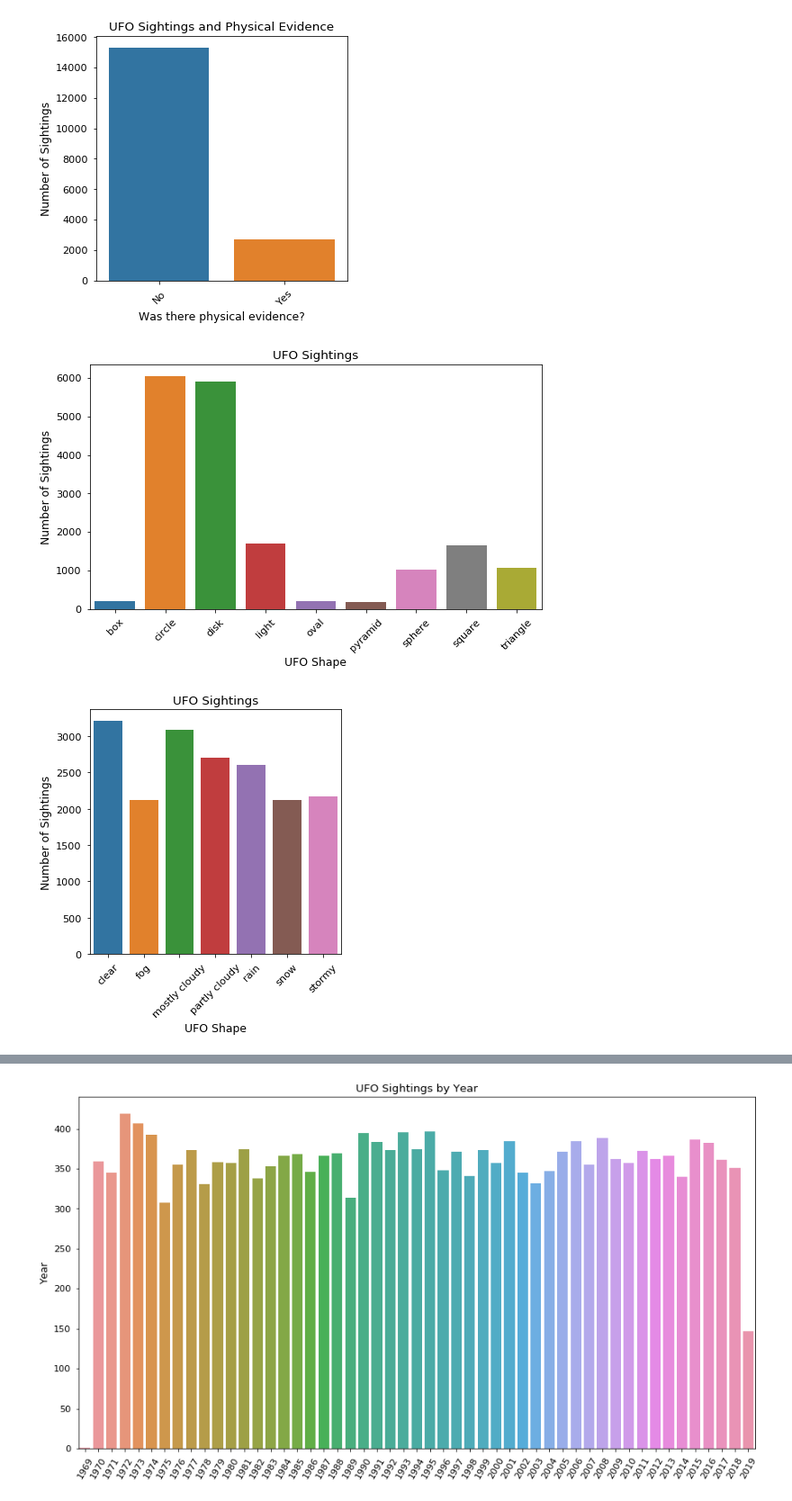
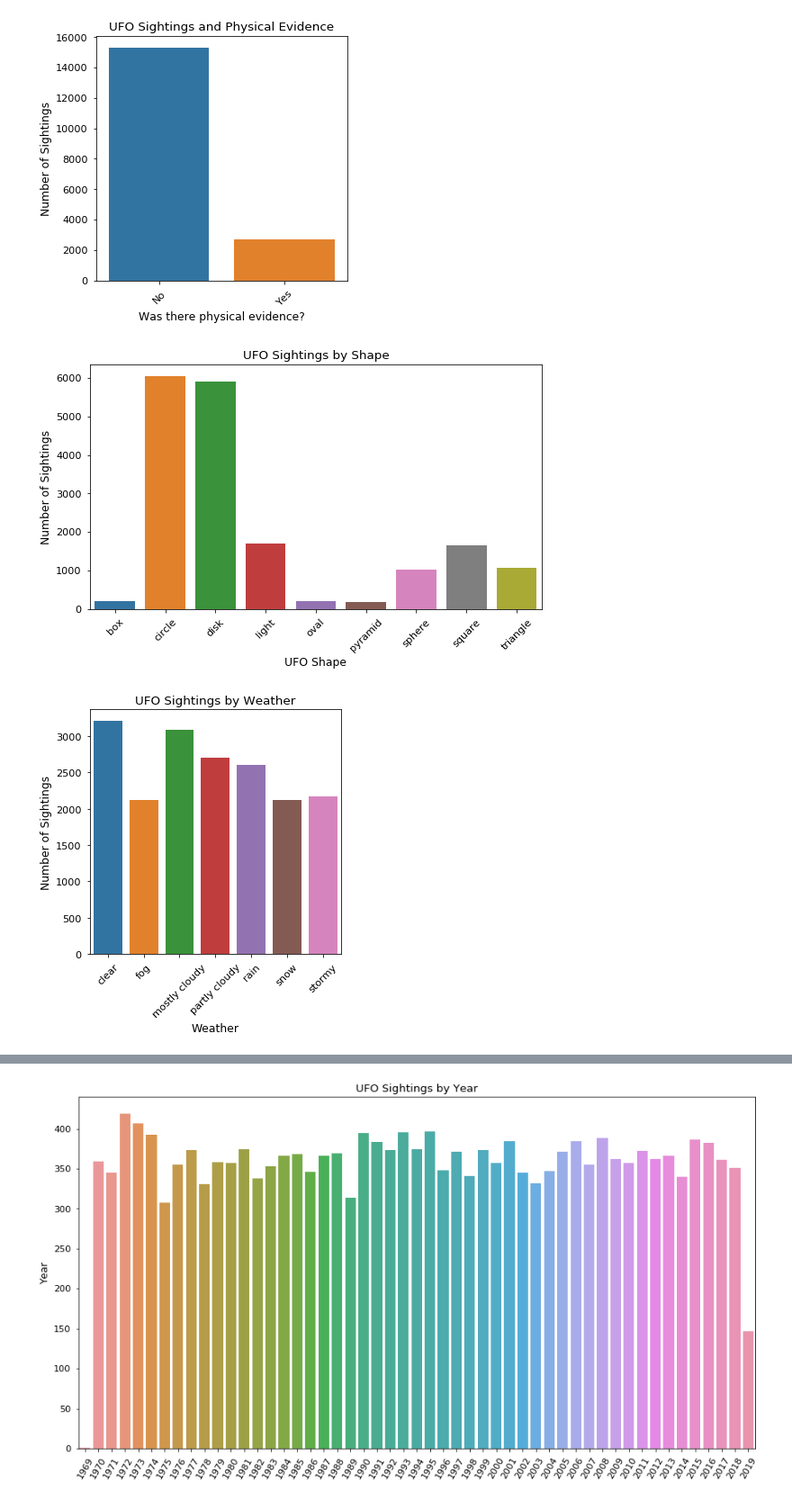
Before and after one commit to ACloudGuru-Resources/Course_AWS_Certified_Machine_Learning, a Jupyter notebook: Chapter7/ufo-algorithms-lab.ipynb, the cells around one changed output, grey strips where cells are left out. Shown at 90% size. Cells and saved outputs as stored; diff of their text form; code cells hidden in the pictures.

```diff
--- a/Chapter7/ufo-algorithms-lab.ipynb
+++ b/Chapter7/ufo-algorithms-lab.ipynb
@@ -28,7 +28,7 @@ import seaborn as sns
 Let's get the UFO sightings data that is stored in S3 and load it into memory.
 # %%
 role = get_execution_role()
-bucket='ml-labs-acg'
+bucket='<INSERT_BUCKET_NAME_HERE>'
 sub_folder = 'ufo_dataset'
 data_key = 'ufo_fullset.csv'
 data_location = 's3://{}/{}/{}'.format(bucket, sub_folder, data_key)
@@ -150,27 +150,27 @@ m_ctsy = m_cts.get_values()
 f, ax = plt.subplots(figsize=(9,5))
 
 sns.barplot(x=m_ctsx, y=m_ctsy)
-ax.set_title('UFO Sightings')
+ax.set_title('UFO Sightings by Shape')
 ax.set_xlabel('UFO Shape')
 ax.set_ylabel('Number of Sightings')
 plt.xticks(rotation=45)
 plt.show()
 # %% [output]
-[figure, old version]
+[figure, new version]
 # %%
 m_cts = (df['weather'].value_counts())
 m_ctsx = m_cts.index
 m_ctsy = m_cts.get_values()
 f, ax = plt.subplots(figsize=(5,5))
 
 sns.barplot(x=m_ctsx, y=m_ctsy)
-ax.set_title('UFO Sightings')
-ax.set_xlabel('UFO Shape')
+ax.set_title('UFO Sightings by Weather')
+ax.set_xlabel('Weather')
 ax.set_ylabel('Number of Sightings')
 plt.xticks(rotation=45)
 plt.show()
 # %% [output]
-[figure, old version]
+[figure, new version]
 # %%
 m_cts = (df['researchOutcome'].value_counts())
 m_ctsx = m_cts.index
```
Also changed, not shown: parts of 11 cells of this notebook.
